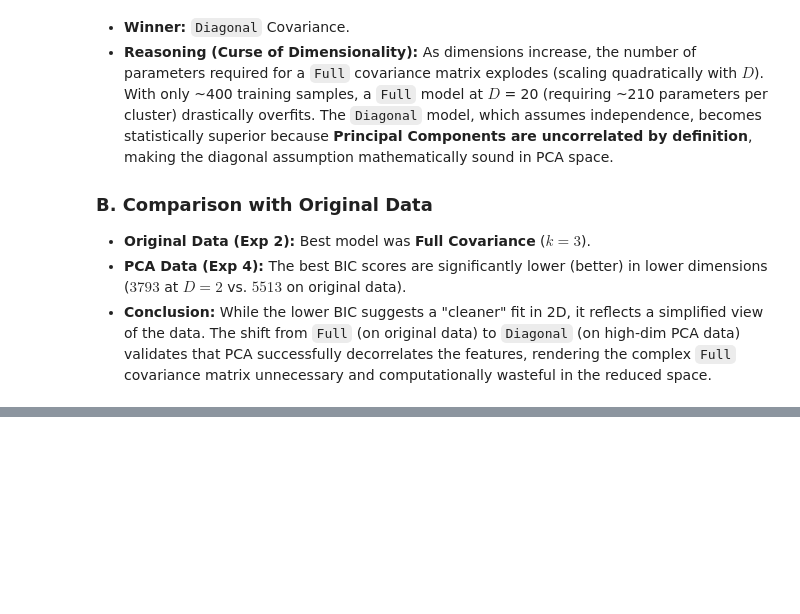
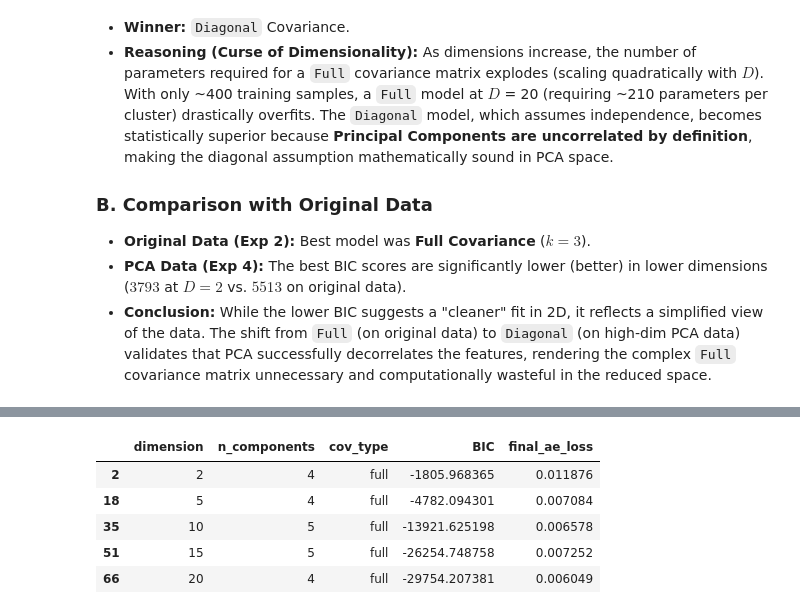
Before and after one commit to marwanelgharbawy/dimensionality-reduction-clustering, a Jupyter notebook: notebooks/GMM.ipynb, the cells around one changed output, grey strips where cells are left out. Cells and saved outputs as stored; diff of their text form; code cells hidden in the pictures; blank space fills up the shorter version.

```diff
--- a/notebooks/GMM.ipynb
+++ b/notebooks/GMM.ipynb
@@ -492,0 +497,83 @@ Our results demonstrate a clear shift in the optimal covariance structure as dim
+# %%
+from Autoencoder import Autoencoder
+
+architectures = {
+    2:  [30, 25, 20, 15, 2, 15, 20, 25, 30],
+    5:  [30, 25, 20, 15, 5, 15, 20, 25, 30],
+    10: [30, 25, 20, 15, 10, 15, 20, 25, 30],
+    15: [30, 26, 22, 18, 15, 18, 22, 26, 30],
+    20: [30, 28, 26, 24, 20, 24, 26, 28, 30]  # Wide layers to avoid crushing info before bottleneck
+}
+
+activations = ['relu', 'relu', 'relu', 'tanh',
+               'relu', 'relu', 'relu', 'sigmoid']
+
+def run_experiment_6(X, dimensions, architectures, activations, components_range, covariance_types):
+    results = []
+
+    print("Starting Experiment 6: GMM after Autoencoder...")
+
+    for dim in dimensions:
+        print(f"\n--- Training Autoencoder with Bottleneck={dim} ---")
+
+        # Get the specific architecture for this bottleneck size
+        current_layers = architectures[dim]
+
+        # Train Autoencoder
+        # We assume your class uses 'l2_lambda' in __init__
+        ae = Autoencoder(layer_sizes=current_layers, activations=activations, l2_lambda=0.001)
+        loss_hist = ae.train(X, epochs=100, batch_size=32, initial_lr=0.1, decay=0.005)
+
+        print(f"  Final Reconstruction Loss: {loss_hist[-1]:.6f}")
+
+        # Get Latent Representation using YOUR implemented method
+        X_latent = ae.get_latent_space(X)
+
+        # Run GMM Grid Search on Latent Data
+        best_bic = np.inf
+
+        for cov_type in covariance_types:
+            for k in components_range:
+                try:
+                    # Fit GMM on compressed data
+                    gmm = GMM(n_components=k, cov_type=cov_type, max_iter=100, tol=1e-4)
+                    gmm.fit(X_latent)
+                    bic = gmm.bic(X_latent)
+
+                    if bic < best_bic:
+                        best_bic = bic
+
+                    results.append({
+                        'dimension': dim,
+                        'n_components': k,
+                        'cov_type': cov_type,
+                        'BIC': bic,
+                        'AIC': gmm.aic(X_latent),
+                        'final_ae_loss': loss_hist[-1]
+                    })
+                except Exception:
+                    continue
+
+        print(f"  Best GMM BIC for dim={dim}: {best_bic:.2f}")
+
+    return pd.DataFrame(results)
+
+# Configuration
+dims_to_test = [2, 5, 10, 15, 20]
+k_range = range(2, 6) # Test k=2,3,4,5
+cov_types = ['full', 'tied', 'diagonal', 'spherical']
+
+# Run
+exp6_results = run_experiment_6(x_train_normalized.values, dims_to_test, architectures, activations, k_range, cov_types)
+
+best_indices = []
+for dim in dims_to_test:
+    dim_data = exp6_results[exp6_results['dimension'] == dim]
+    if not dim_data.empty:
+        best_indices.append(dim_data['BIC'].idxmin())
+
+best_ae = exp6_results.loc[best_indices].copy()
+
+print("\nOptimal Configurations per Dimension (Autoencoder):")
+display(best_ae[['dimension', 'n_components', 'cov_type', 'BIC', 'final_ae_loss']])
+# %% [output]
@@ -492,0 +597,6 @@ Our results demonstrate a clear shift in the optimal covariance structure as dim
+|  | dimension | n_components | cov_type | BIC | final_ae_loss |
+| 2 | 2 | 4 | full | -1805.968365 | 0.011876 |
+| 18 | 5 | 4 | full | -4782.094301 | 0.007084 |
+| 35 | 10 | 5 | full | -13921.625198 | 0.006578 |
+| 51 | 15 | 5 | full | -26254.748758 | 0.007252 |
+| 66 | 20 | 4 | full | -29754.207381 | 0.006049 |
```
Also changed, not shown: parts of 5 cells of this notebook, 1 other file.
